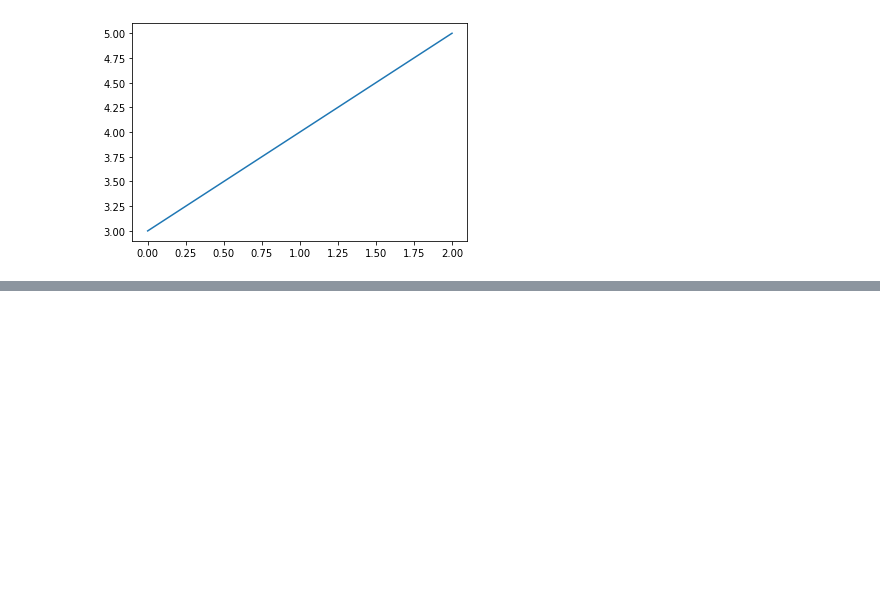
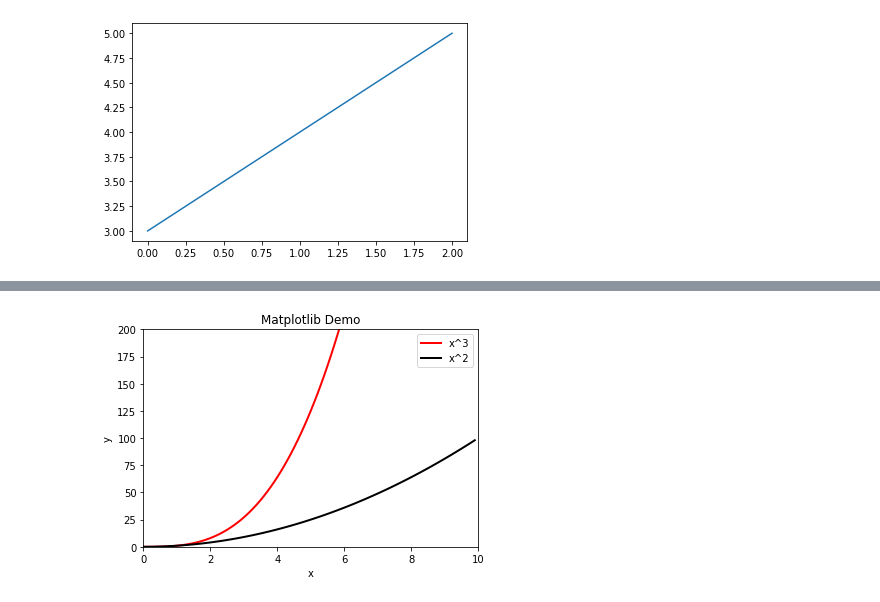
Before and after one commit to sidgupta234/CodingNinjas_DataScience_MachineLearning, a Jupyter notebook: Lecture_13_plottingGraphs/plottingGraphs.ipynb, the cells around one changed output, grey strips where cells are left out. Saved outputs shown, nothing was run; the diff lists cells and outputs as text; code cells hidden in the pictures; blank space fills up the shorter version.

```diff
--- a/Lecture_13_plottingGraphs/plottingGraphs.ipynb
+++ b/Lecture_13_plottingGraphs/plottingGraphs.ipynb
@@ -119,0 +139,24 @@ plt.plot(x, y)
+# %%
+# plt.axis()
+
+# It takes a list of four indices, start and end for the two ranges x and y
+
+x = np.arange(0, 10, 0.1)
+y = x**3
+y2 = x**2
+
+plt.plot(x, y, color = "red", linewidth = 2, label = "x^3") # Passing label for function
+
+plt.plot(x, y2, color = "black", linewidth = 2, label = "x^2")
+
+plt.axis([0, 10, 0, 200]) # x start, x end, y start, y end
+
+plt.ylabel("y")
+plt.xlabel("x")
+plt.legend() # Shows function labels
+plt.title("Matplotlib Demo")
+
+
+plt.show()
+# %% [output]
+[figure, added]
```
Also changed, not shown: parts of 35 cells of this notebook.
